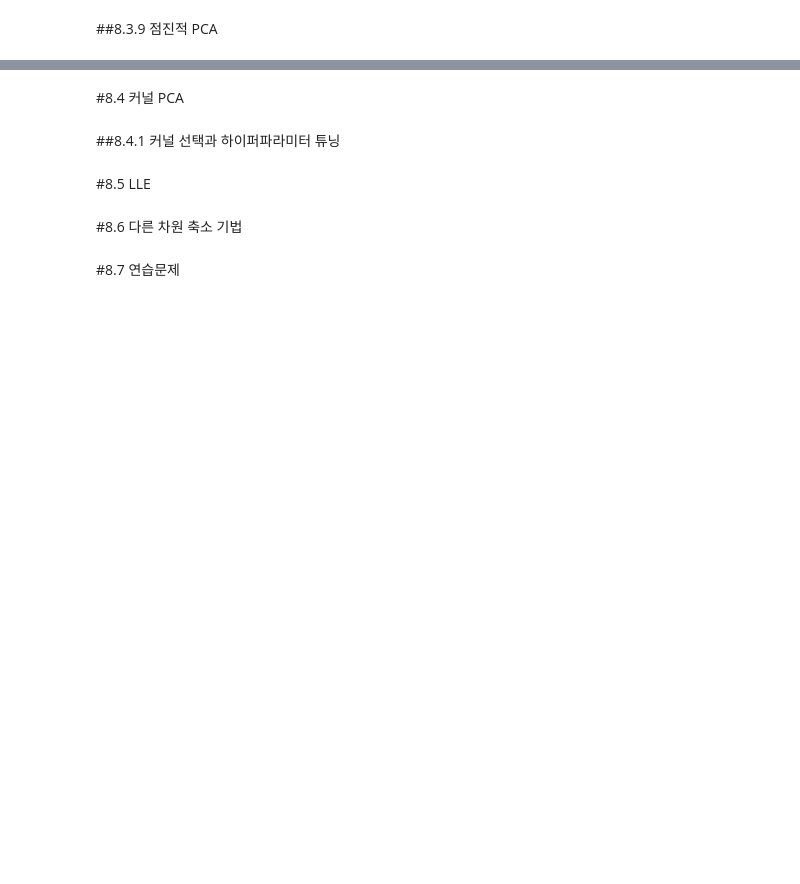
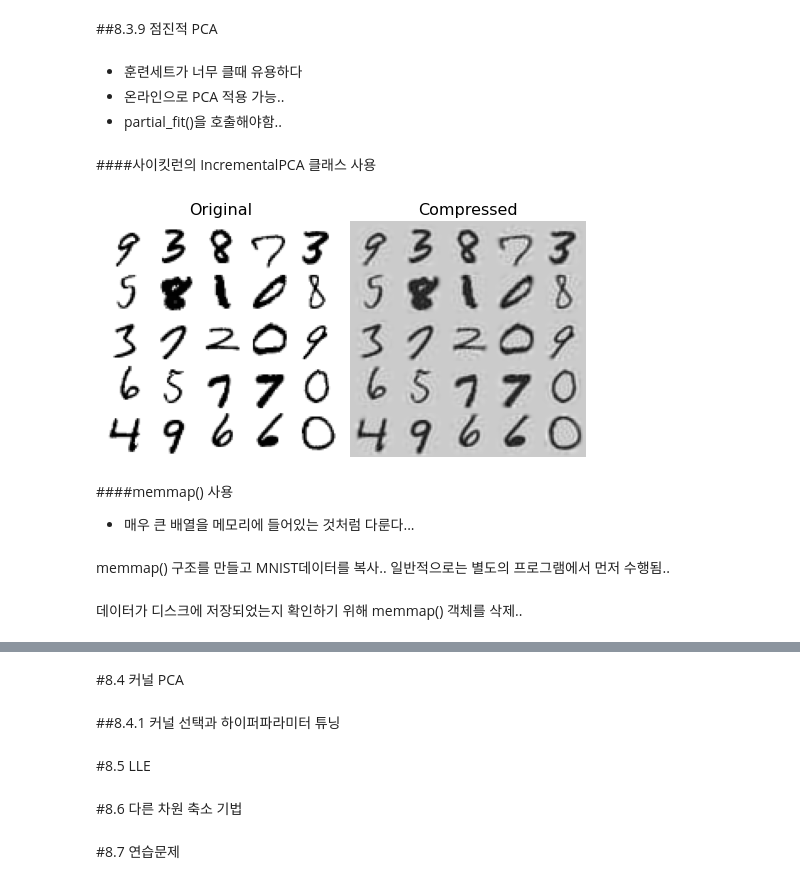
Before and after one commit to dong-tak123/BigAI, a Jupyter notebook: Hands_on_ML_2/Chapter8_차원_축소.ipynb, the cells around one changed output, grey strips where cells are left out. Drawn from its saved outputs; the diff is of its cells as text; code cells hidden in the pictures; blank space fills up the shorter version.

```diff
--- a/Hands_on_ML_2/Chapter8_차원_축소.ipynb
+++ b/Hands_on_ML_2/Chapter8_차원_축소.ipynb
@@ -231,2 +596,8 @@ plt.show()
 # %% [markdown]
 ##8.3.9 점진적 PCA
+# %% [markdown]
+- 훈련세트가 너무 클때 유용하다
+- 온라인으로 PCA 적용 가능..
+- partial_fit()을 호출해야함..
+# %% [markdown]
+####사이킷런의 IncrementalPCA 클래스 사용
@@ -232,0 +619,22 @@ plt.show()
+# %%
+#복원 및 그림..
+
+plt.figure(figsize=(7,4))
+plt.subplot(121)
+plot_digits(X_train[::2100])
+plt.title("Original", fontsize=16)
+
+plt.subplot(122)
+plot_digits(X_recovered[::2100])
+plt.title("Compressed", fontsize=16)
+plt.tight_layout()
+
+plt.show()
+# %% [output]
+[figure, added]
+# %% [markdown]
+####memmap() 사용
+
+- 매우 큰 배열을 메모리에 들어있는 것처럼 다룬다...
+# %% [markdown]
+memmap() 구조를 만들고 MNIST데이터를 복사.. 일반적으로는 별도의 프로그램에서 먼저 수행됨..
@@ -232,0 +647,2 @@ plt.show()
+# %% [markdown]
+데이터가 디스크에 저장되었는지 확인하기 위해 memmap() 객체를 삭제..
```
Also changed, not shown: parts of 63 cells of this notebook.
